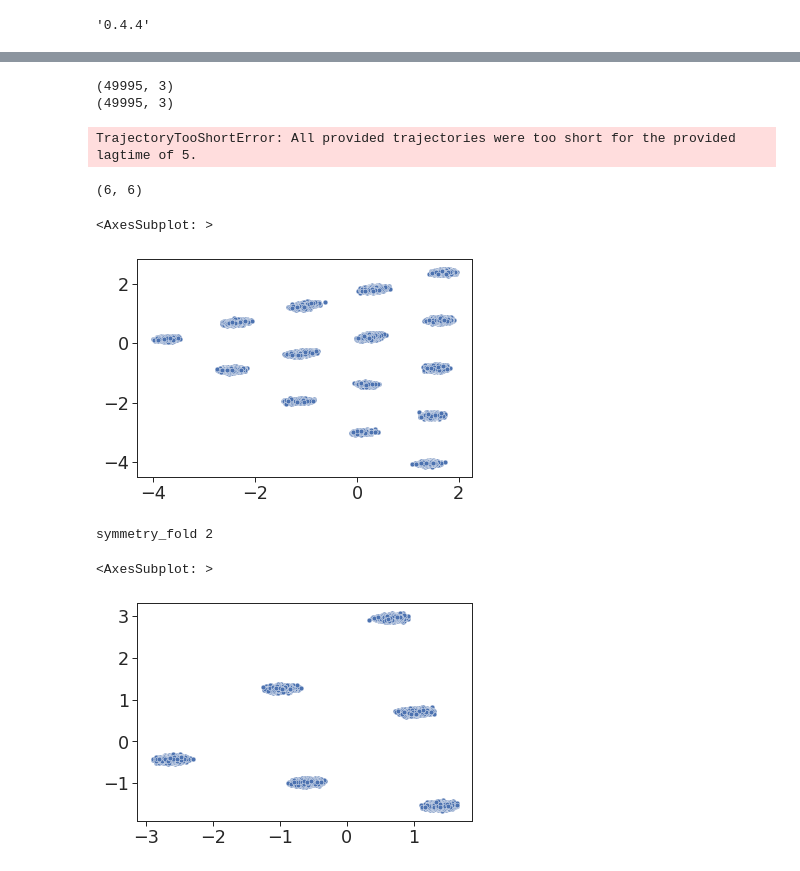
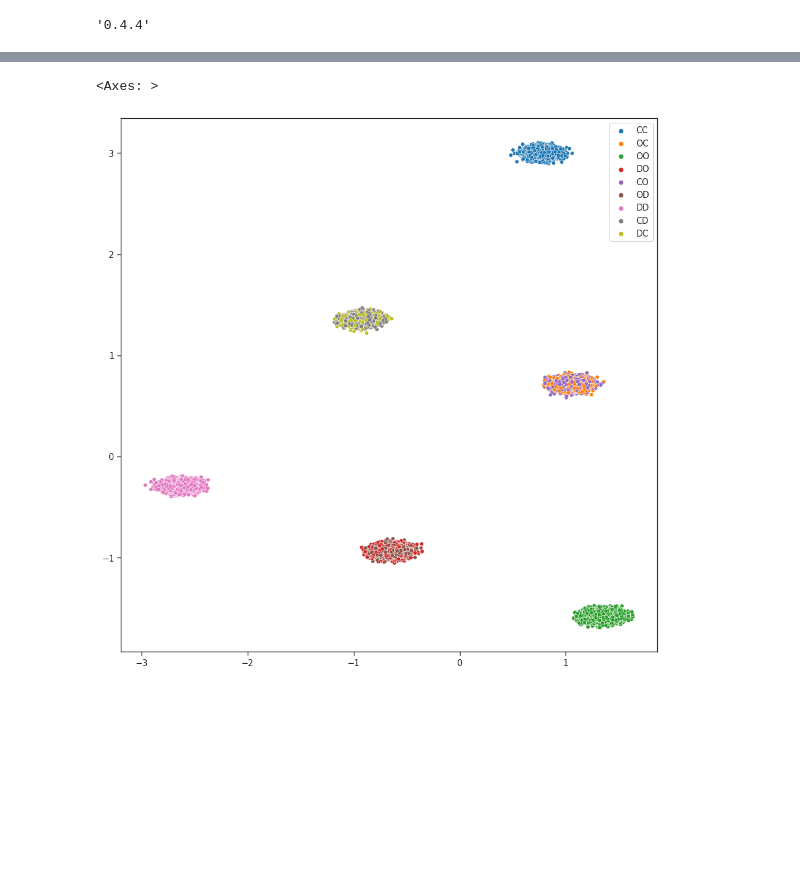
Before and after one commit to yuxuanzhuang/sym_msm, a Jupyter notebook: example/toy_model/schematic.ipynb, the cells around one changed output, grey strips where cells are left out. Saved outputs shown, nothing was run; the diff lists cells and outputs as text; code cells hidden in the pictures; blank space fills up the shorter version.

```diff
--- a/example/toy_model/schematic.ipynb
+++ b/example/toy_model/schematic.ipynb
@@ -228,19 +175,11 @@ plt.savefig("assets/tica_dimer.pdf", dpi=300, transparent=True)
 # %%
-from msm_a7_nachrs.tica.sym_tica import SymVAMP_NOAUG
+from sym_msm.decomposition.sym_tica import SymTICA, SymVAMP
 
-dataset = TrajectoryDataset(5, data[0])
+dataset = MultimerTrajectoriesDataset.from_numpy(5, 2, data)
 
-symtica = SymVAMP_NOAUG(symmetry_fold=2, var_cutoff=0.8, lagtime=5, scaling=None)
+symtica = SymVAMP(symmetry_fold=2, var_cutoff=0.8, lagtime=5, scaling=None)
 
 symtica.fit(dataset)
 
-symtica_output= symtica.transform(dataset)
+symtica_output= symtica.transform(data[0])
 symtica_concatenated= np.concatenate(symtica_output)
-# %% [output]
-(49995, 3)
-(49995, 3)
-TrajectoryTooShortError: All provided trajectories were too short for the provided lagtime of 5.
-# %%
-symtica.fetch_model().cov_0t
-# %% [output]
-(6, 6)
@@ -249,23 +186,7 @@ symtica_output_sum = np.sum(symtica_output, axis=1)
-# %%
-sns.scatterplot(*symtica_output_sum.T[:2])
-# %% [output]
-<AxesSubplot: >
-[figure, removed]
-# %%
-from msm_a7_nachrs.tica.sym_tica import SymTICA
-
-dataset = MultimerTrajectoriesDataset.from_numpy(5, 2, data)
-
-symtica = SymTICA(symmetry_fold=2, var_cutoff=0.8, lagtime=5, scaling=None)
-
-symtica.fit(dataset)
-
-symtica_output= symtica.transform(dataset.trajectories[0])
-symtica_concatenated= np.concatenate(symtica_output)
-# %% [output]
-symmetry_fold 2
-# %%
-sns.scatterplot(*symtica_output.T)
-# %% [output]
-<AxesSubplot: >
-[figure, removed]
+# %%
+sns.scatterplot(x=symtica_output[:,0],
+                y=symtica_output[:,1],
+                hue=glic_dimer.trajectory_states)
+# %% [output]
+<Axes: >
+[figure, added]
```
Also changed, not shown: parts of 11 cells of this notebook, 12 other files.
